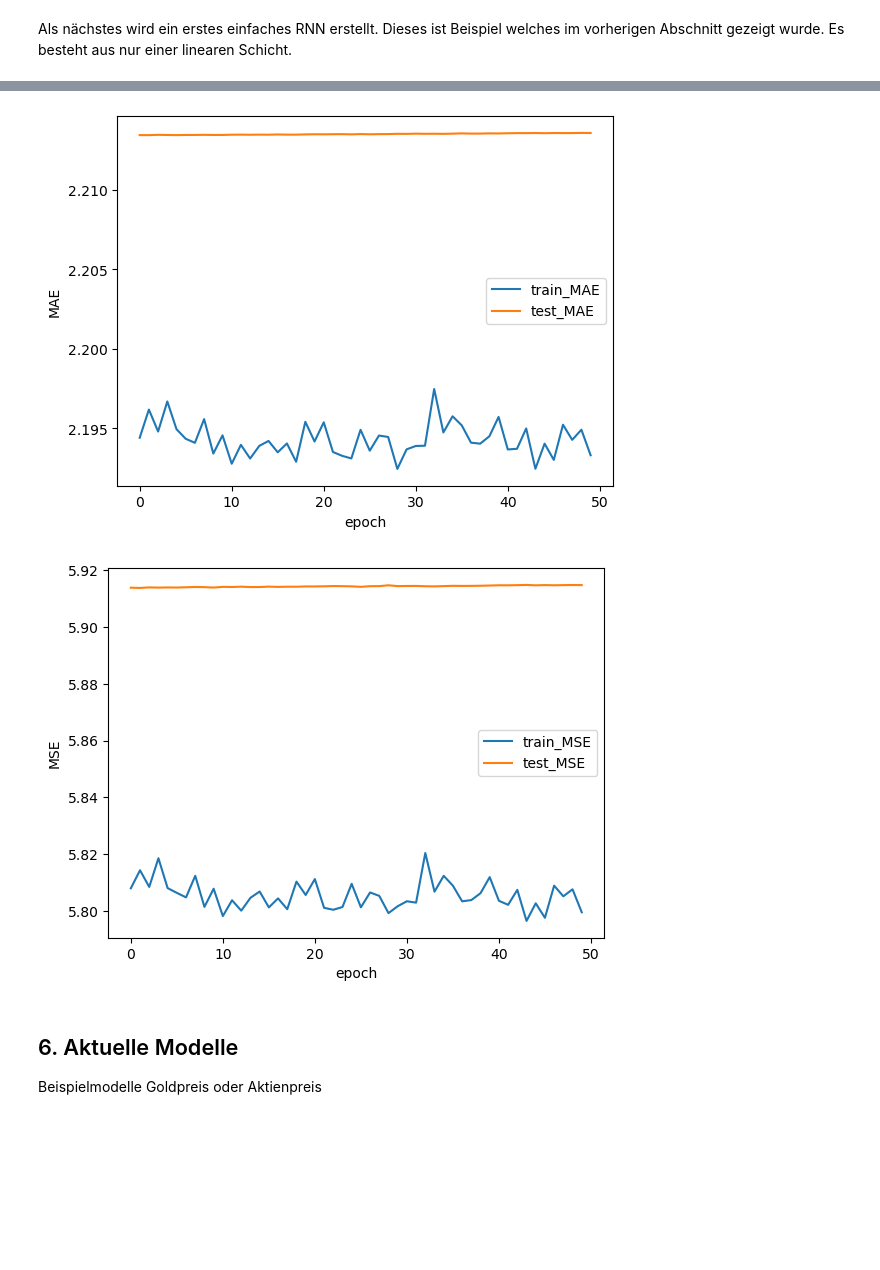
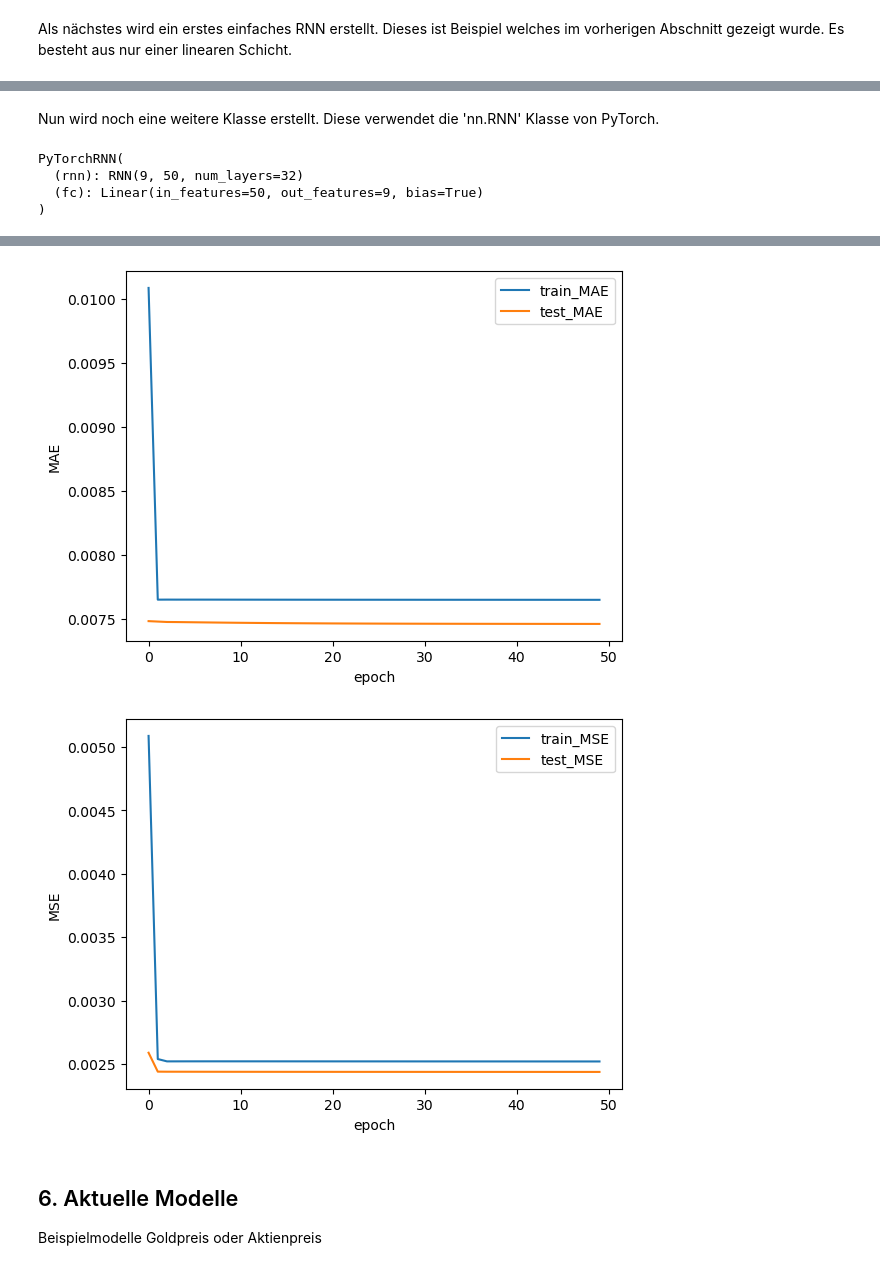
Before and after one commit to TTomczek/DL-Time-Series-Forecasting-With-RNNs, a Jupyter notebook: ausarbeitung.ipynb, the cells around one changed output, grey strips where cells are left out. Drawn from its saved outputs; the diff is of its cells as text; code cells hidden in the pictures; blank space fills up the shorter version.

Commit message:
Zwischenstand mit mehreren MultiLayerRNN, PyTorchRNN, etc

```diff
--- a/ausarbeitung.ipynb
+++ b/ausarbeitung.ipynb
@@ -412,7 +412,7 @@ train_data, test_data = train_test_split(standardized_data, test_size=0.2)
 batch_size = 32
 
 train_dataset = TimeSeriesDataset(train_data, sequence_length)
-train_dataloader = DataLoader(train_dataset, batch_size=batch_size, shuffle=True) # Shuffle=True um Überanpassung zu verhindern
+train_dataloader = DataLoader(train_dataset, batch_size=batch_size, shuffle=False) # Shuffle=True um Überanpassung zu verhindern
 
 test_dataset = TimeSeriesDataset(test_data, sequence_length)
 test_dataloader = DataLoader(test_dataset, batch_size=batch_size, shuffle=False) # Shuffle=False für konsistente Bewertungsergebnisse
@@ -584,0 +564,2 @@ plot_results(train_mse, test_mse, label_txt='MSE')
+# %% [markdown]
+Nun wird noch eine weitere Klasse erstellt. Diese verwendet die 'nn.RNN' Klasse von PyTorch.
@@ -585,17 +692,44 @@ plot_results(train_mse, test_mse, label_txt='MSE')
+# %%
+class PyTorchRNN(nn.Module):
+    def __init__(self, input_size, hidden_size, num_layers, output_size):
+        super(PyTorchRNN, self).__init__()
+        self.hidden_size = hidden_size
+        self.num_layers = num_layers
+        self.rnn = nn.RNN(input_size, hidden_size, num_layers)
+        self.fc = nn.Linear(hidden_size, output_size)
+
+    def initHidden(self, batch_size):
+        return torch.zeros(1)
+
+    def forward(self, input, hidden_state):
+        h0 = torch.zeros(32, self.hidden_size).to('cuda:0')
+        out, h0 = self.rnn(input, h0)
+        out = self.fc(out[-1])
+        return out, hidden_state
 # %%
 device = torch.device('cuda:0' if torch.cuda.is_available() else 'cpu') # Falls Cuda (Nvidia Gpu) auf dem System verfügbar ist, nutze es, sonst CPU.
 
 # Modell initialisieren
-output_layer = [50, 100, 50]
-hidden_state_layer = [50, 5, 50]
-modelVLR = VariableLayerRNN(input_size, output_layer, hidden_state_layer, output_size)
-modelVLR = modelVLR.to(device) # Schiebe das Modell auf das gewählte device
+input_size_mlr = standardized_data.shape[1]
+hidden_size_mlr = 50
+num_layers_mlr = 32
+output_size_mlr = standardized_data.shape[1]
+modelMLR = PyTorchRNN(input_size_mlr, hidden_size_mlr, num_layers_mlr, output_size_mlr)
+print(modelMLR)
+modelMLR = modelMLR.to(device) # Schiebe das Modell auf das gewählte device
 
-epochs = 50
+optimizer_mlr = optimizer=torch.optim.AdamW(modelMLR.parameters(), lr=0.0001)
 
-train_loss_vlr, test_loss_vlr, train_mae_vlr, test_mae_vlr, train_mse_vlr, test_mse_vlr = run_model(model, epochs, optimizer, loss_fn, train_dataloader, test_dataloader, sequence_length, device)
+epochs_mlr = 50
+
+train_loss_mlr, test_loss_mlr, train_mae_mlr, test_mae_mlr, train_mse_mlr, test_mse_mlr = run_model(modelMLR, epochs_mlr, optimizer_mlr, loss_fn, train_dataloader, test_dataloader, sequence_length, device)
+# %% [output]
+PyTorchRNN(
+  (rnn): RNN(9, 50, num_layers=32)
+  (fc): Linear(in_features=50, out_features=9, bias=True)
+)
 # %%
-plot_results(train_loss_vlr, test_loss_vlr)
-plot_results(train_mae_vlr, test_mae_vlr, label_txt='MAE')
-plot_results(train_mse_vlr, test_mse_vlr, label_txt='MSE')
+plot_results(train_loss_mlr, test_loss_mlr)
+plot_results(train_mae_mlr, test_mae_mlr, label_txt='MAE')
+plot_results(train_mse_mlr, test_mse_mlr, label_txt='MSE')
 # %% [output]
@@ -603,2 +737,2 @@ plot_results(train_mse_vlr, test_mse_vlr, label_txt='MSE')
-[figure, old version]
+[figure, new version]
-[figure, old version]
+[figure, new version]
```
Also changed, not shown: parts of 19 cells of this notebook.
